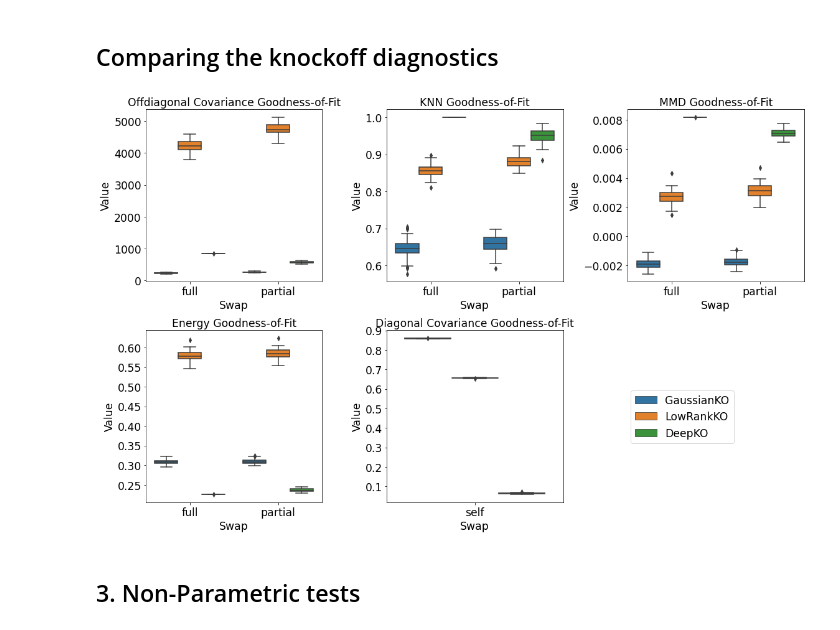
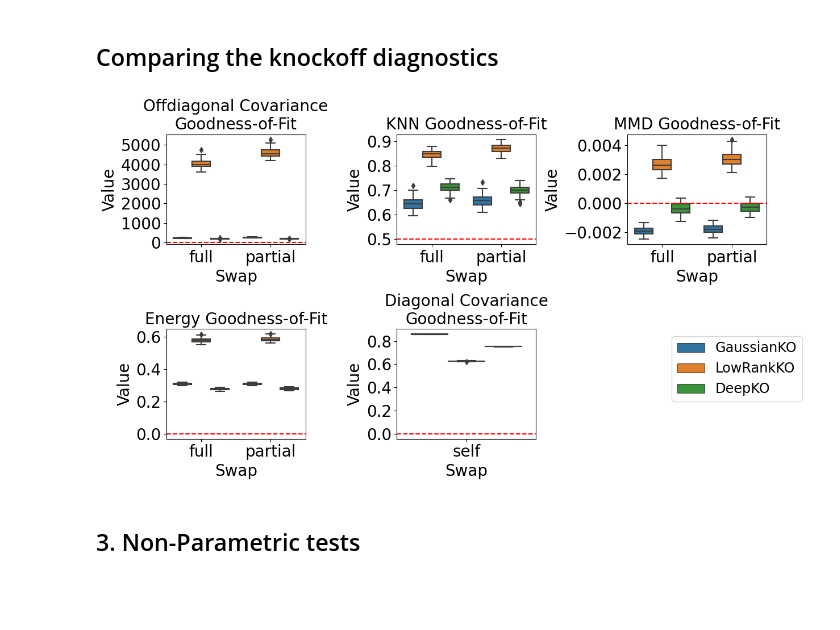
Before and after one commit to alec-flowers/machine-learning-cs433-p2, a Jupyter notebook: pipeline.ipynb, the cells around one changed output. Cells and saved outputs as stored; diff of their text form; code cells hidden in the pictures; blank space fills up the shorter version.

Commit message:
REFACT: plots with red line

```diff
--- a/pipeline.ipynb
+++ b/pipeline.ipynb
@@ -338,11 +298,9 @@ def compare_diagnostics(results):
 # %%
-import pandas as pd
-
-res_total = pd.concat([res_gaus, res_lowrank, res_deepko_wm], ignore_index=True, sort=False)
+res_total = pd.concat([res_gaus, res_lowrank, res_deepko], ignore_index=True, sort=False)
 
 compare_diagnostics(res_total)
 # %% [output]
-[figure, old version]
+[figure, new version]
 # %% [markdown]
 ## 3. Non-Parametric tests
 # %%
```
Also changed, not shown: parts of 7 cells of this notebook.
